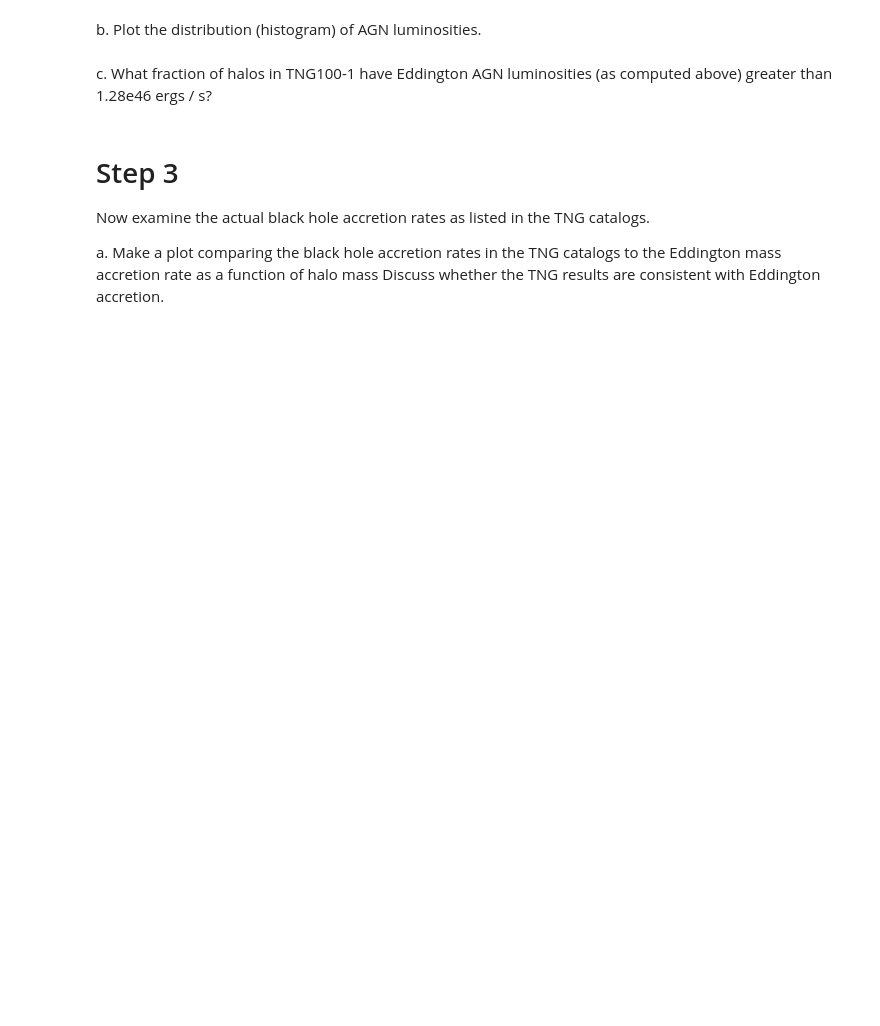
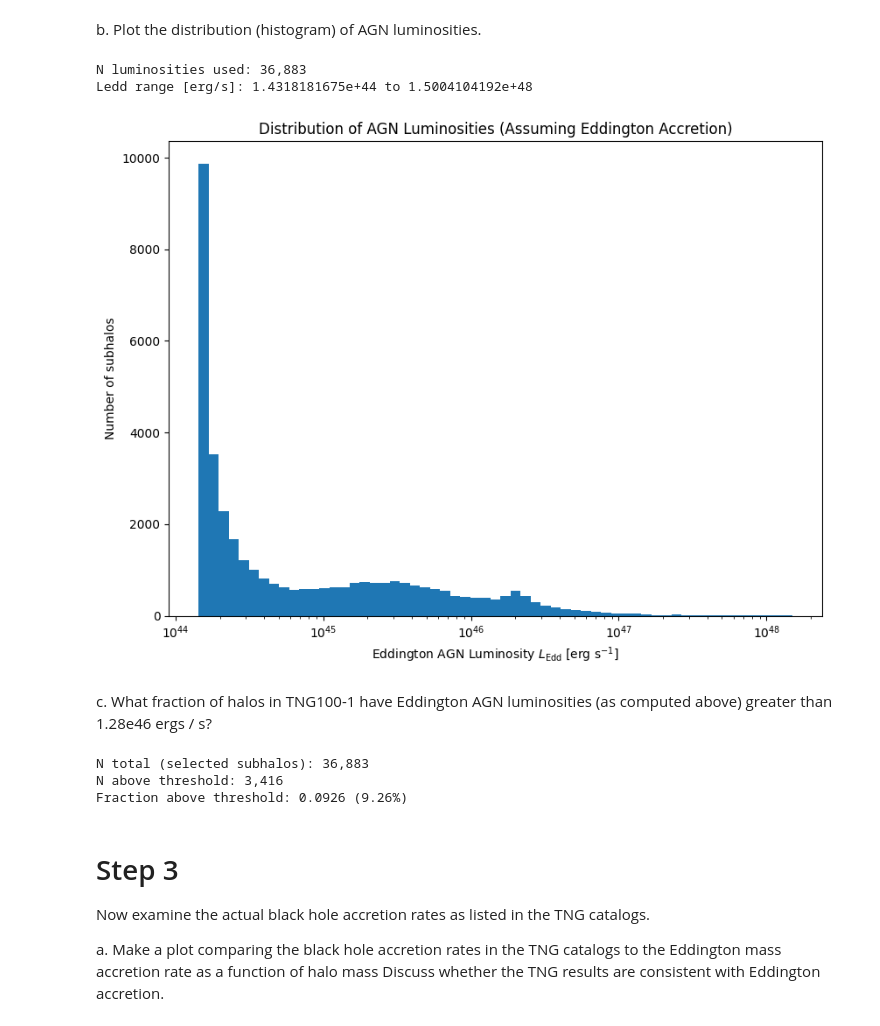
Before and after one commit to zangston/ASTR-5140, a Jupyter notebook: project3/project3.ipynb, the cells around one changed output. Saved outputs shown, nothing was run; the diff lists cells and outputs as text; code cells hidden in the pictures; blank space fills up the shorter version.

```diff
--- a/project3/project3.ipynb
+++ b/project3/project3.ipynb
@@ -398,7 +512,44 @@ a. Calculate and plot the average AGN luminosity as a function halo mass.
 # %% [markdown]
 b. Plot the distribution (histogram) of AGN luminosities.
+# %%
+# Use the same filtered luminosities from Part 2a
+print(f"N luminosities used: {Ledd.size:,}")
+print("Ledd range [erg/s]:", Ledd.min(), "to", Ledd.max())
+
+# log-spaced bins (critical for astrophysical luminosity functions)
+bins = np.logspace(np.log10(Ledd.min()), np.log10(Ledd.max()), 60)
+
+fig, ax = plt.subplots(figsize=(8.5, 6.5))
+
+ax.hist(Ledd, bins=bins)
+
+ax.set_xscale('log')
+ax.set_xlabel(r"Eddington AGN Luminosity $L_{\rm Edd}$ [erg s$^{-1}$]")
+ax.set_ylabel("Number of subhalos")
+ax.set_title(r"Distribution of AGN Luminosities (Assuming Eddington Accretion)")
+
+plt.tight_layout()
+plt.show()
+# %% [output]
+N luminosities used: 36,883
+Ledd range [erg/s]: 1.4318181675e+44 to 1.5004104192e+48
+[figure, added]
 # %% [markdown]
 c. What fraction of halos in TNG100-1 have Eddington AGN luminosities (as computed above) greater than 1.28e46 ergs / s?
+# %%
+L_thresh = 1.28e46  # erg/s
+
+N = Ledd.size
+N_above = np.sum(Ledd > L_thresh)
+frac_above = N_above / N if N > 0 else np.nan
+
+print(f"N total (selected subhalos): {N:,}")
+print(f"N above threshold: {N_above:,}")
+print(f"Fraction above threshold: {frac_above:.4f} ({100*frac_above:.2f}%)")
+# %% [output]
+N total (selected subhalos): 36,883
+N above threshold: 3,416
+Fraction above threshold: 0.0926 (9.26%)
 # %% [markdown]
 # Step 3
 Now examine the actual black hole accretion rates as listed in the TNG catalogs.
```
Also changed, not shown: parts of 11 cells of this notebook.
